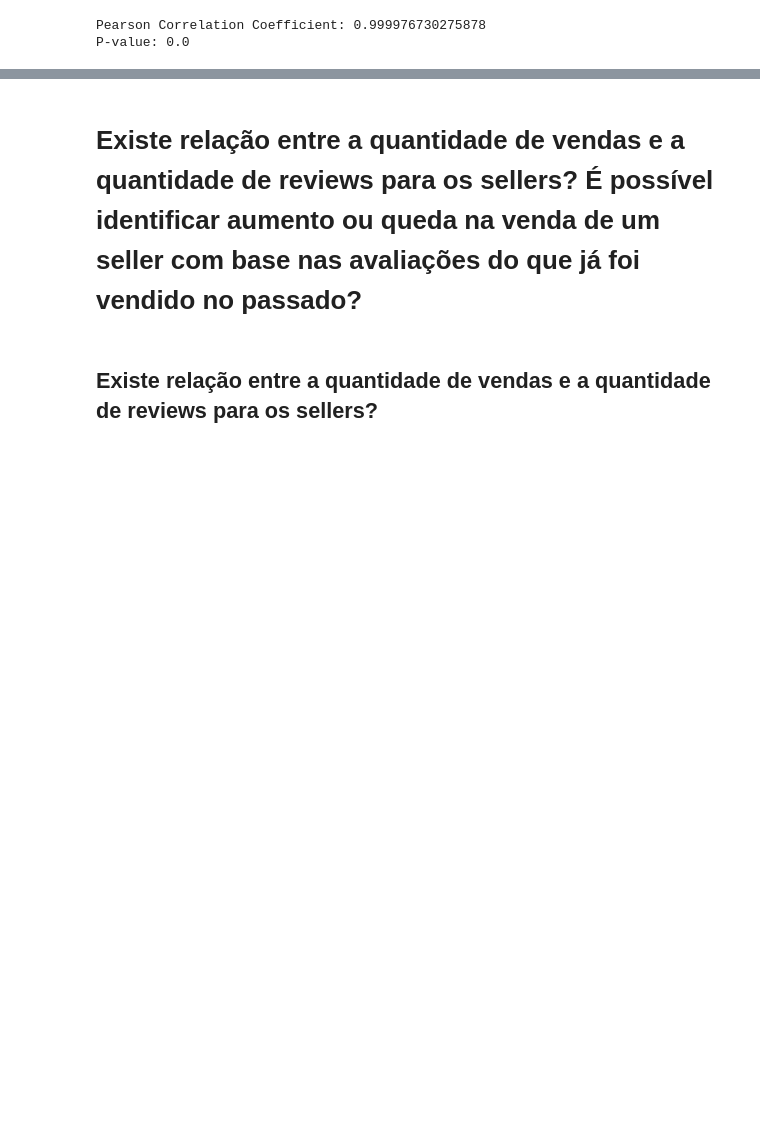
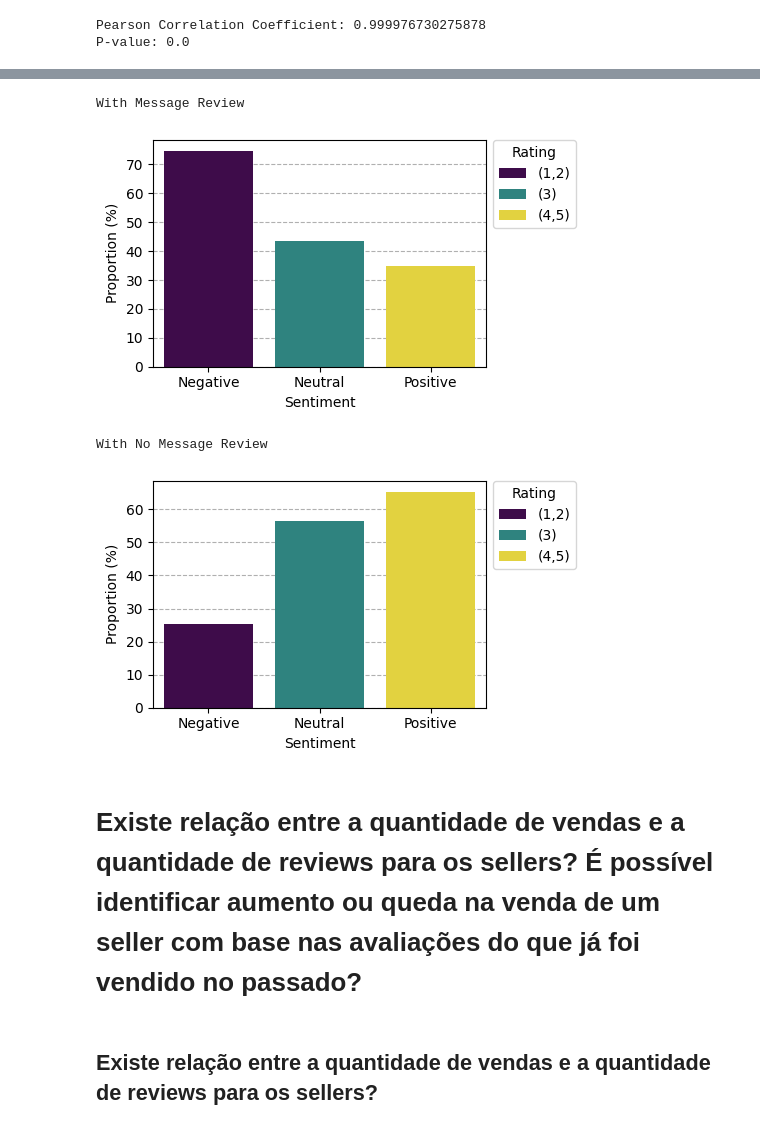
Before and after one commit to matsa0/desafio-sprint02-data-analysis, a Jupyter notebook: analise_exploratoria/eda.ipynb, the cells around one changed output, grey strips where cells are left out. Cells and saved outputs as stored; diff of their text form; code cells hidden in the pictures; blank space fills up the shorter version.

```diff
--- a/analise_exploratoria/eda.ipynb
+++ b/analise_exploratoria/eda.ipynb
@@ -822,3 +855,46 @@ P-value: 0.0
+# %%
+sentiment_labels = {-1: "Negative", 0: "Neutral", 1: "Positive"}
+
+def plot_comments_by_sentiment(df:pd.DataFrame, y:str, figname:str):
+    fig, ax = plt.subplots(figsize=(5,3))
+    ax.set_axisbelow(True)
+
+    sns.barplot(data=df,
+                x="review_sentiment",
+                y=y,
+                palette="viridis",
+                hue="review_sentiment",
+                dodge=False,
+                ax=ax)
+
+    ax.set_xticklabels([sentiment_labels[val] for val in df["review_sentiment"]])
+
+    ax.grid(True, axis="y", linestyle="--")
+    ax.set_xlabel("Sentiment")
+    ax.set_ylabel("Proportion (%)")
+
+    # legenda simplificada
+    handles, labels = ax.get_legend_handles_labels()
+    ax.legend(handles, ["(1,2)", "(3)", "(4,5)"],
+              title="Rating",
+              loc="upper left",
+              bbox_to_anchor=(1, 1.03))
+
+    plt.tight_layout()
+    plt.savefig(f"../plots/{figname}.png")
+    plt.show()
+
+
+
+print("With Message Review")
+plot_comments_by_sentiment(comments_by_sentiment, "with_msg_ratio", "comments_by_sentiment_with_review_message")
+print("With No Message Review")
+plot_comments_by_sentiment(comments_by_sentiment, "no_msg_ratio", "comments_by_sentiment_with_review_no_message")
+# %% [output]
+With Message Review
+[figure, added]
+With No Message Review
+[figure, added]
 # %% [markdown]
 # Existe relação entre a quantidade de vendas e a quantidade de reviews para os sellers? É possível identificar aumento ou queda na venda de um seller com base nas avaliações do que já foi vendido no passado?
 # %% [markdown]
```
Also changed, not shown: parts of 4 cells of this notebook, 2 other files.
